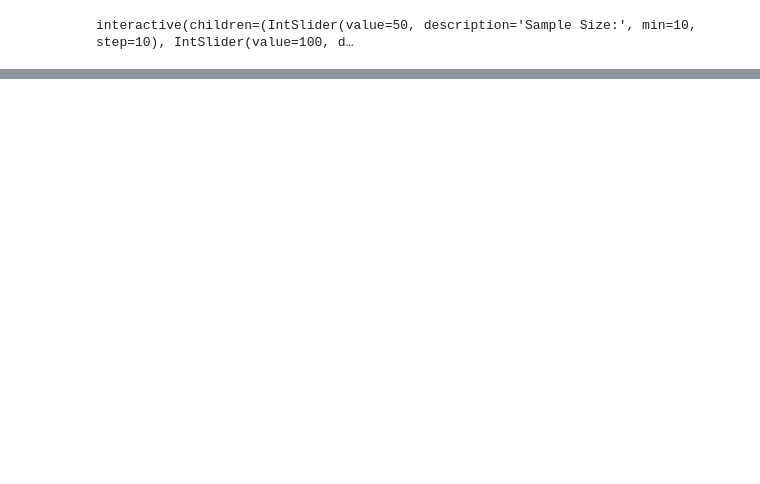
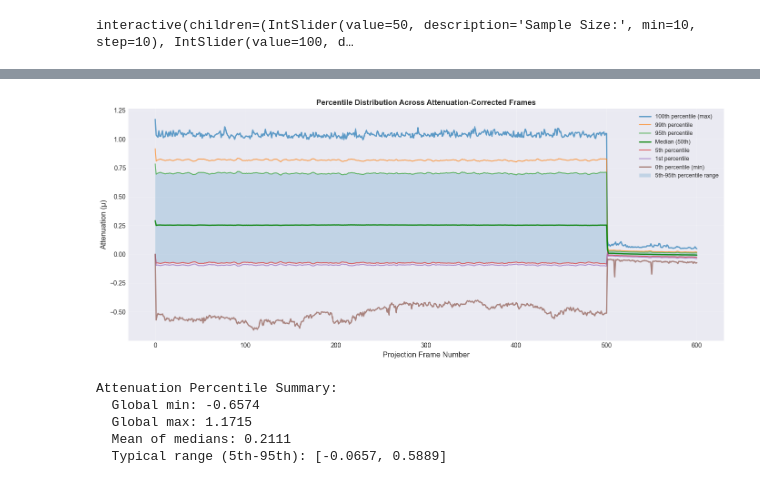
Before and after one commit to SwissDataScienceCenter/sdate, a Jupyter notebook: notebooks/TiffDynamicRangeAnalysis.ipynb, the cells around one changed output, grey strips where cells are left out. Cells and saved outputs as stored; diff of their text form; code cells hidden in the pictures; blank space fills up the shorter version.

```diff
--- a/notebooks/TiffDynamicRangeAnalysis.ipynb
+++ b/notebooks/TiffDynamicRangeAnalysis.ipynb
@@ -501,0 +777,49 @@ Image min: 0, max: 389
+# %%
+# Plot Percentile Distribution for Attenuation-Corrected Projections
+fig, ax = plt.subplots(figsize=(14, 6))
+
+# Plot percentiles
+ax.plot(df_attenuation_stats['frame_number'], df_attenuation_stats['max'],
+        label='100th percentile (max)', alpha=0.7, linewidth=2)
+ax.plot(df_attenuation_stats['frame_number'], df_attenuation_stats['p99'],
+        label='99th percentile', alpha=0.7)
+ax.plot(df_attenuation_stats['frame_number'], df_attenuation_stats['p95'],
+        label='95th percentile', alpha=0.7)
+ax.plot(df_attenuation_stats['frame_number'], df_attenuation_stats['median'],
+        label='Median (50th)', alpha=0.9, linewidth=2, color='green')
+ax.plot(df_attenuation_stats['frame_number'], df_attenuation_stats['p05'],
+        label='5th percentile', alpha=0.7)
+ax.plot(df_attenuation_stats['frame_number'], df_attenuation_stats['p01'],
+        label='1st percentile', alpha=0.7)
+ax.plot(df_attenuation_stats['frame_number'], df_attenuation_stats['min'],
+        label='0th percentile (min)', alpha=0.7, linewidth=2)
+
+# Fill between percentiles
+ax.fill_between(df_attenuation_stats['frame_number'],
+                df_attenuation_stats['p05'],
+                df_attenuation_stats['p95'],
+                alpha=0.2, label='5th-95th percentile range')
+
+ax.set_xlabel('Projection Frame Number', fontsize=12)
+ax.set_ylabel('Attenuation (μ)', fontsize=12)
+ax.set_title('Percentile Distribution Across Attenuation-Corrected Frames',
+             fontsize=12, fontweight='bold')
+ax.legend(loc='best', fontsize=9)
+ax.grid(True, alpha=0.3)
+
+plt.tight_layout()
+plt.show()
+
+# Print summary statistics
+print(f"\nAttenuation Percentile Summary:")
+print(f"  Global min: {df_attenuation_stats['min'].min():.4f}")
+print(f"  Global max: {df_attenuation_stats['max'].max():.4f}")
+print(f"  Mean of medians: {df_attenuation_stats['median'].mean():.4f}")
+print(f"  Typical range (5th-95th): [{df_attenuation_stats['p05'].mean():.4f}, {df_attenuation_stats['p95'].mean():.4f}]")
+# %% [output]
+[figure, added]
+Attenuation Percentile Summary:
+  Global min: -0.6574
+  Global max: 1.1715
+  Mean of medians: 0.2111
+  Typical range (5th-95th): [-0.0657, 0.5889]
```
Also changed, not shown: parts of 24 cells of this notebook, 1 other file.
